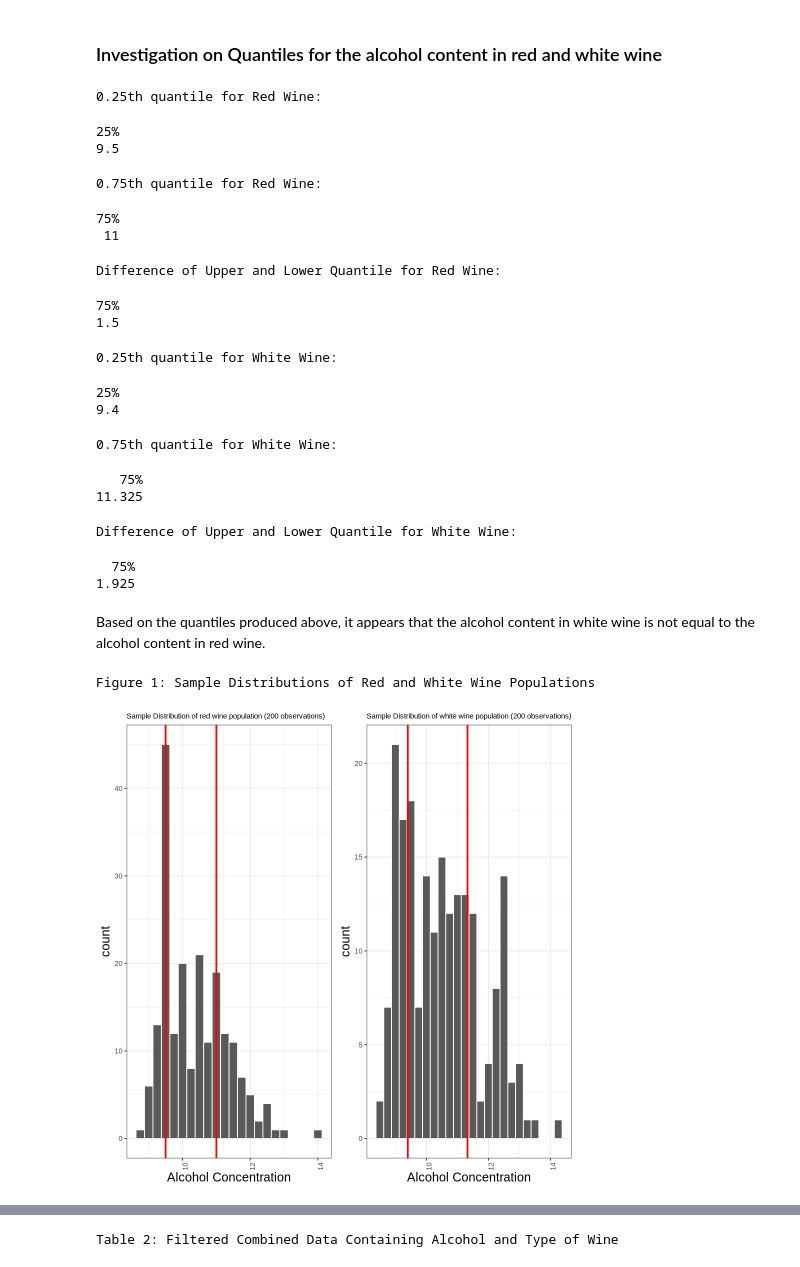
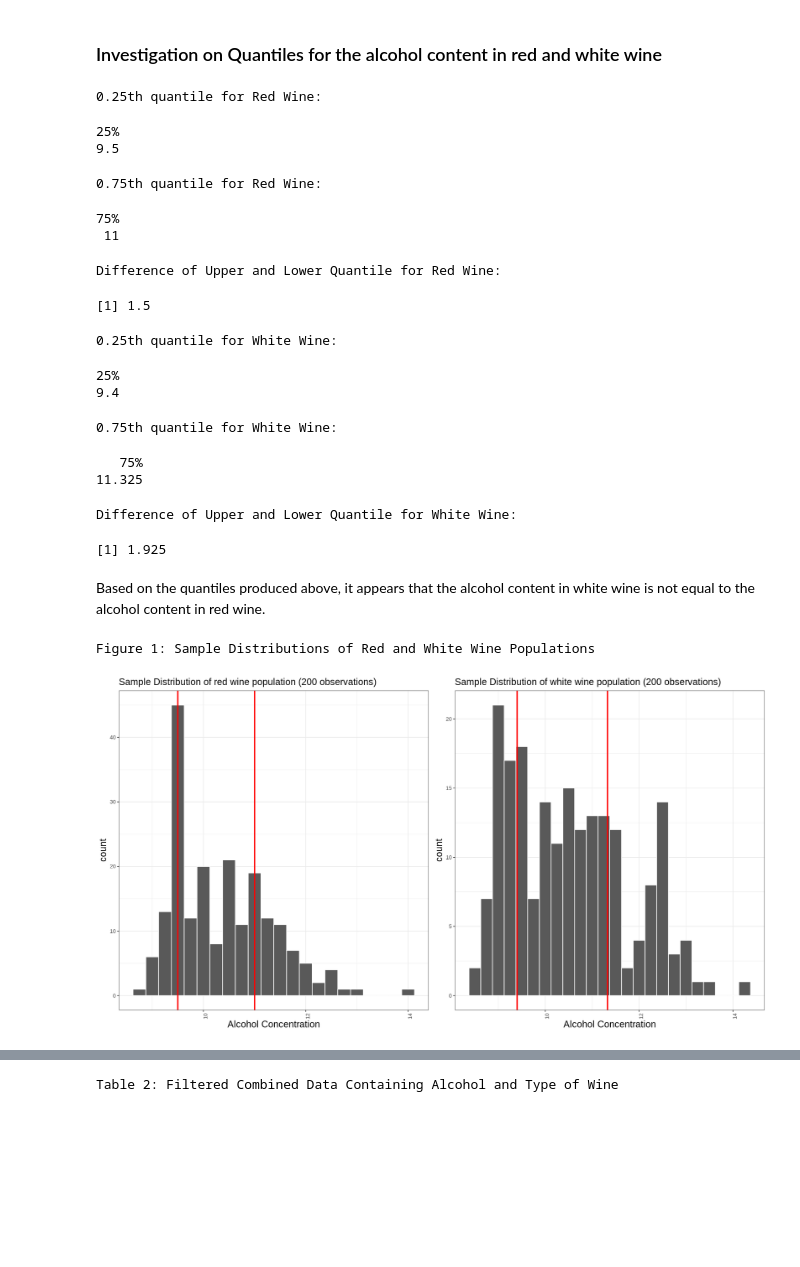
Before and after one commit to Jaskaran1116/STAT-201-Group-Project-23, a Jupyter notebook: analysis.ipynb, the cells around one changed output, grey strips where cells are left out. Saved outputs shown, nothing was run; the diff lists cells and outputs as text; code cells hidden in the pictures; blank space fills up the shorter version.

```diff
--- a/analysis.ipynb
+++ b/analysis.ipynb
@@ -164,28 +164,28 @@ upper_quantile_white <- sample_white %>%
     quantile(0.75)
 
 # difference of upper and lower quantile for red wine
-iqr <- upper_quantile - lower_quantile
+iqr <- as.numeric(upper_quantile) - as.numeric(lower_quantile)
 
 #difference of upper and lower quantile for white wine
-iqr_white <- upper_quantile_white - lower_quantile_white
+iqr_white <- as.numeric(upper_quantile_white) - as.numeric(lower_quantile_white)
 
 
-cat("0.25th quantile for Red Wine:")
+cat(crayon::bold("0.25th quantile for Red Wine:"))
 lower_quantile #0.25th quantile for red wine
 
-cat("0.75th quantile for Red Wine:")
+cat(crayon::bold("0.75th quantile for Red Wine:"))
 upper_quantile #0.75th quantile for red wine
 
-cat("Difference of Upper and Lower Quantile for Red Wine:")
+cat(crayon::bold("Difference of Upper and Lower Quantile for Red Wine:"))
 iqr # difference of upper and lower quantile for red wine
 
-cat("0.25th quantile for White Wine:")
+cat(crayon::bold("0.25th quantile for White Wine:"))
 lower_quantile_white #0.25th quantile for white wine
 
-cat("0.75th quantile for White Wine:")
+cat(crayon::bold("0.75th quantile for White Wine:"))
 upper_quantile_white #0.75th quantile for white wine
 
-cat("Difference of Upper and Lower Quantile for White Wine:")
+cat(crayon::bold("Difference of Upper and Lower Quantile for White Wine:"))
 iqr_white #difference of upper and lower quantile for white wine
 # %% [output]
 0.25th quantile for Red Wine:
@@ -195,8 +195,7 @@ iqr_white #difference of upper and lower quantile for white wine
 75%
  11
 Difference of Upper and Lower Quantile for Red Wine:
-75%
-1.5
+[1] 1.5
 0.25th quantile for White Wine:
 25%
 9.4
@@ -204,12 +203,11 @@ Difference of Upper and Lower Quantile for Red Wine:
    75%
 11.325
 Difference of Upper and Lower Quantile for White Wine:
-  75%
-1.925
+[1] 1.925
 # %% [markdown]
 Based on the quantiles produced above, it appears that the alcohol content in white wine is not equal to the alcohol content in red wine.
 # %%
-options(repr.plot.width = 8, repr.plot.height = 8)
+options(repr.plot.width = 15, repr.plot.height = 8)
 ## Plot the distribution of the sample with quantiles
 quantile_plot_red <-
     sample_red %>%
@@ -220,36 +218,36 @@ quantile_plot_red <-
     geom_vline(xintercept = upper_quantile, colour = "red", size = 1) +
     labs(title = "Sample Distribution of red wine population (200 observations)",
          x = "Alcohol Concentration") +
-    theme(plot.title = element_text(size = 9)) +
+    theme(plot.title = element_text(size = 15)) +
     theme(axis.title = element_text(size = 15))
 
 quantile_plot_white <-
     sample_white %>%
     ggplot(aes(x = alcohol)) +
     theme_bw() +
     geom_histogram(binwidth = 0.25, color = 'white') +
     geom_vline(xintercept = lower_quantile_white, colour = "red", size = 1) +
     geom_vline(xintercept = upper_quantile_white, colour = "red", size = 1) +
     labs(title = "Sample Distribution of white wine population (200 observations)",
          x = "Alcohol Concentration") +
-    theme(plot.title = element_text(size = 9)) +
+    theme(plot.title = element_text(size = 15)) +
     theme(axis.title = element_text(size = 15))
 
 
 
 plots_row <- plot_grid(quantile_plot_red +
                            theme(axis.text.x = element_text(angle = 90)),
 
                            quantile_plot_white +
                            theme(axis.text.x = element_text(angle = 90)),
                            ncol = 2)
 
 dist_grid <- plot_grid(plots_row,
                         rel_heights = c(0.5, 1), rel_widths = c(2, 1))
 cat("Figure 1: Sample Distributions of Red and White Wine Populations")
 dist_grid
 # %% [output]
 Figure 1: Sample Distributions of Red and White Wine Populations
-[figure, old version]
+[figure, new version]
 # %%
 ## Plot the distribution of the sample with boxplots
```
Also changed, not shown: parts of 28 cells of this notebook.
